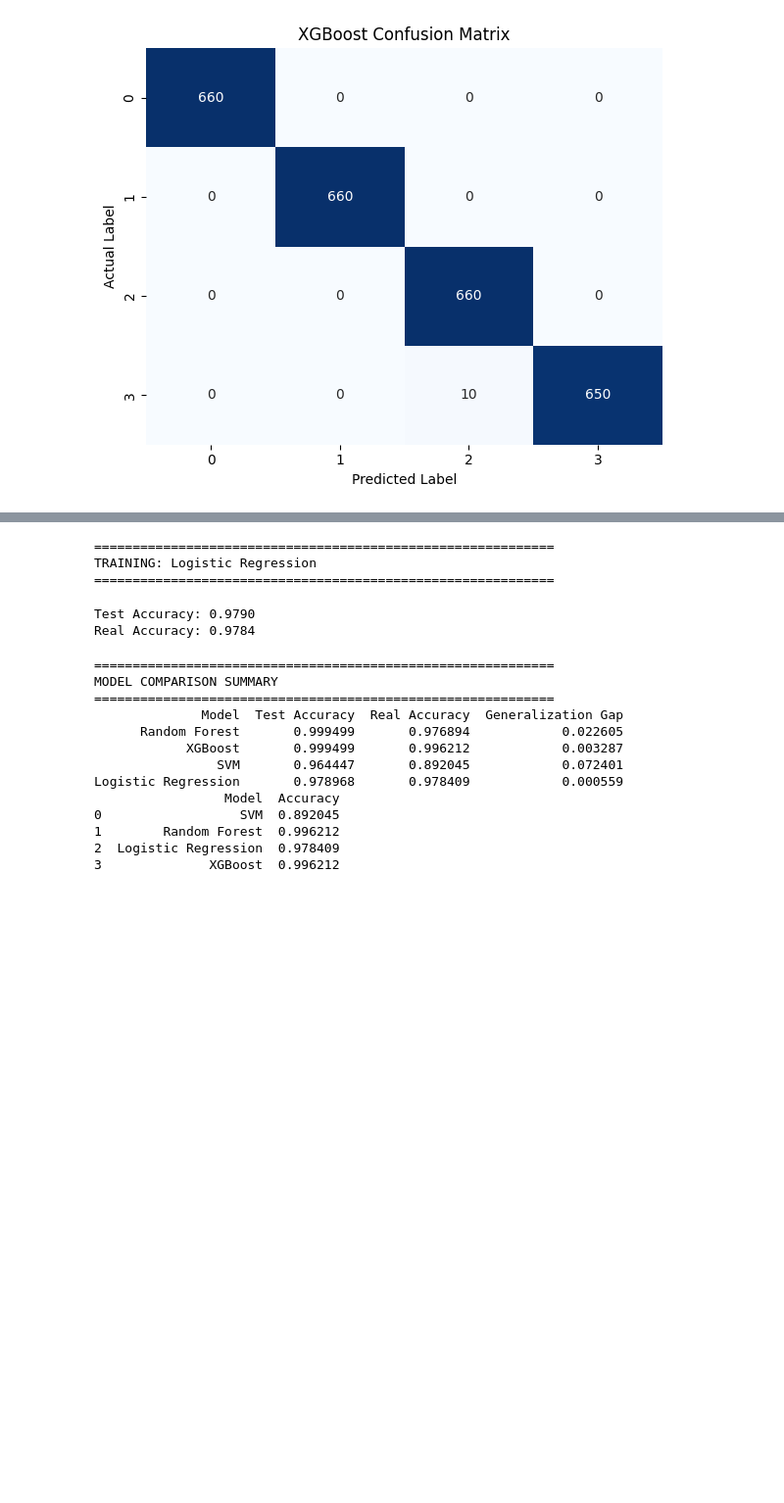
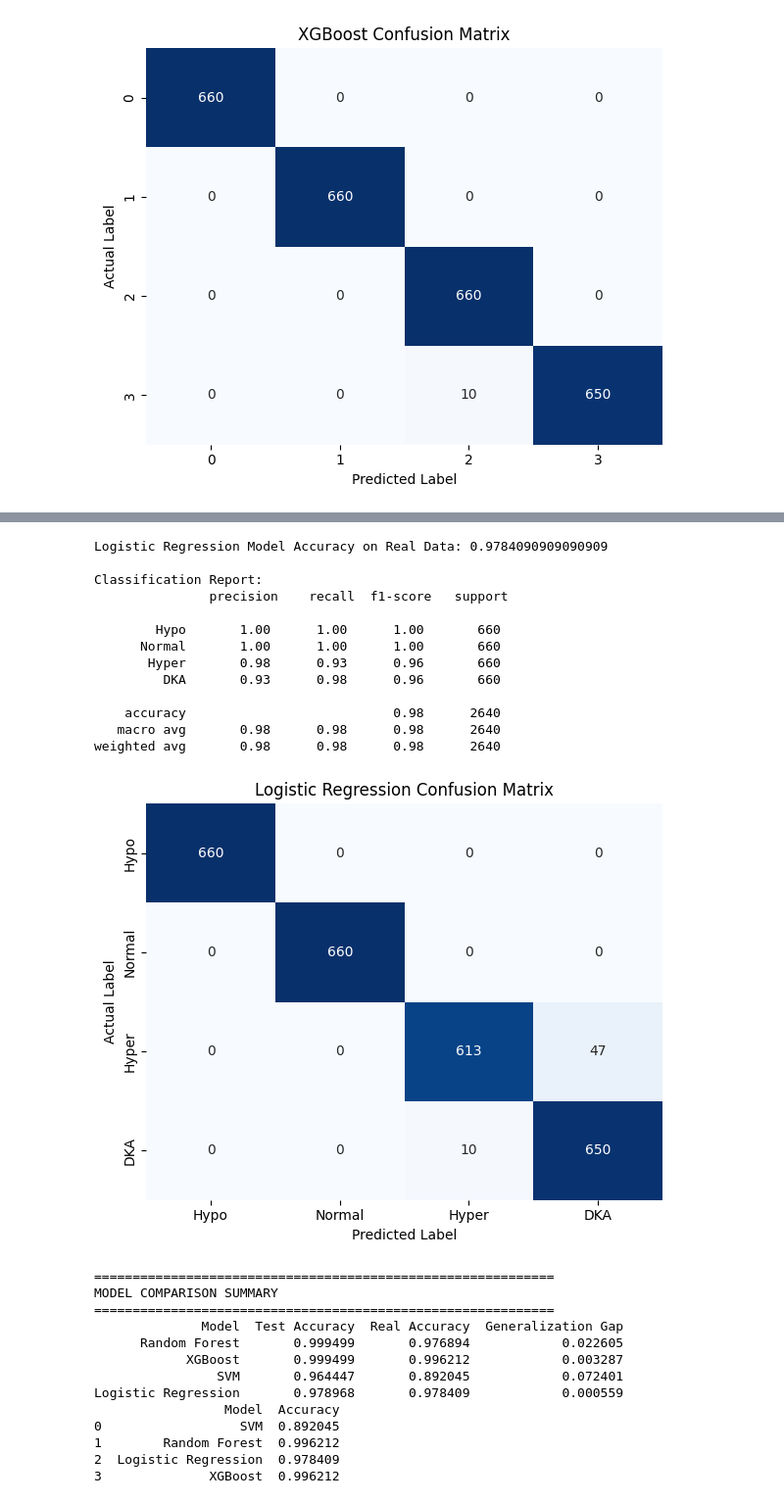
Before and after one commit to M-Bless/Diabetes-project, a Jupyter notebook: diabetes_analysis_train.ipynb, the cells around one changed output, grey strips where cells are left out. Shown at 98% size. Saved outputs shown, nothing was run; the diff lists cells and outputs as text; code cells hidden in the pictures; blank space fills up the shorter version.

```diff
--- a/diabetes_analysis_train.ipynb
+++ b/diabetes_analysis_train.ipynb
@@ -1032,35 +1017,42 @@ weighted avg       0.96      0.96      0.96      1997
 # %%
-## Logistic Regression
+#  LOGISTIC REGRESSION CLASSIFIER
+#  Compute accuracy for real dataset
+accuracy_lr = accuracy_score(y_true, y_pred_real_lr)
+print("Logistic Regression Model Accuracy on Real Data:", accuracy_lr)
 
-print("="*60)
-print("TRAINING: Logistic Regression")
-print("="*60)
+#  Classification Report
+print("\nClassification Report:\n", classification_report(y_true, y_pred_real_lr,
+                                                          target_names=['Hypo', 'Normal', 'Hyper', 'DKA']))
 
-from sklearn.linear_model import LogisticRegression
+#  Confusion Matrix
+cm_lr = confusion_matrix(y_true, y_pred_real_lr)
 
-# Use scaled features
-lr_model = LogisticRegression(
-    max_iter=1000,
-    class_weight='balanced',
-    random_state=42,
-    multi_class='multinomial'
-)
-
-lr_model.fit(X_train_scaled, y_train)
-
-y_pred_test_lr = lr_model.predict(X_test_scaled)
-y_pred_real_lr = lr_model.predict(X_real_scaled)
-
-print(f"Test Accuracy: {accuracy_score(y_test, y_pred_test_lr):.4f}")
-print(f"Real Accuracy: {accuracy_score(y_true, y_pred_real_lr):.4f}")
-
-#too simple for non-linear, complex data patterns like diabetes.
+#  Plot confusion matrix
+plt.figure(figsize=(6, 5))
+sns.heatmap(cm_lr, annot=True, fmt='d', cmap='Blues', cbar=False,
+            xticklabels=['Hypo', 'Normal', 'Hyper', 'DKA'],
+            yticklabels=['Hypo', 'Normal', 'Hyper', 'DKA'])
+plt.xlabel("Predicted Label")
+plt.ylabel("Actual Label")
+plt.title("Logistic Regression Confusion Matrix")
+plt.tight_layout()
+plt.show()
+##too simple for non-linear, complex data patterns like diabetes.
 # %% [output]
-============================================================
-TRAINING: Logistic Regression
-============================================================
+Logistic Regression Model Accuracy on Real Data: 0.9784090909090909
+
+Classification Report:
+               precision    recall  f1-score   support
+
+        Hypo       1.00      1.00      1.00       660
+      Normal       1.00      1.00      1.00       660
+       Hyper       0.98      0.93      0.96       660
+         DKA       0.93      0.98      0.96       660
+
+    accuracy                           0.98      2640
+   macro avg       0.98      0.98      0.98      2640
+weighted avg       0.98      0.98      0.98      2640
-Test Accuracy: 0.9790
-Real Accuracy: 0.9784
+[figure, added]
 # %%
 # MODEL COMPARISON
 print("="*60)
```
Also changed, not shown: parts of 1 cell of this notebook.
